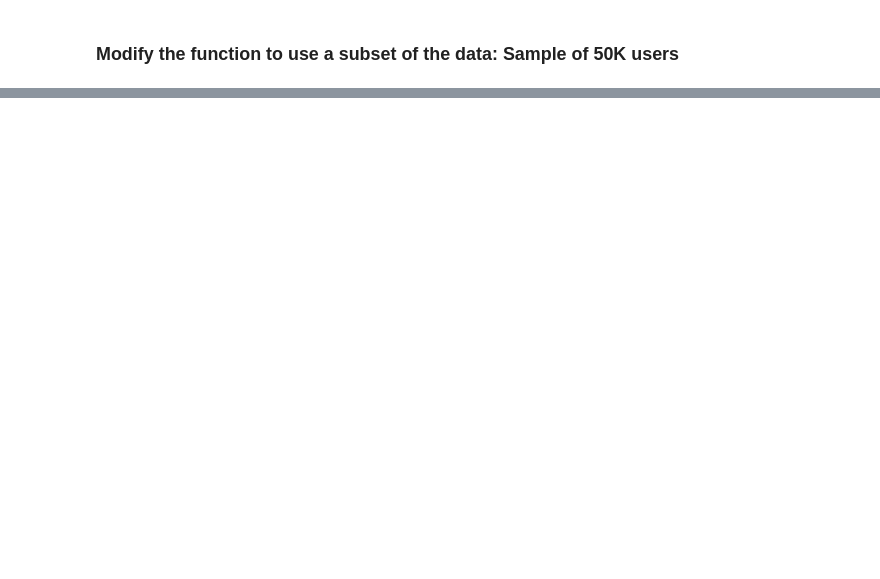
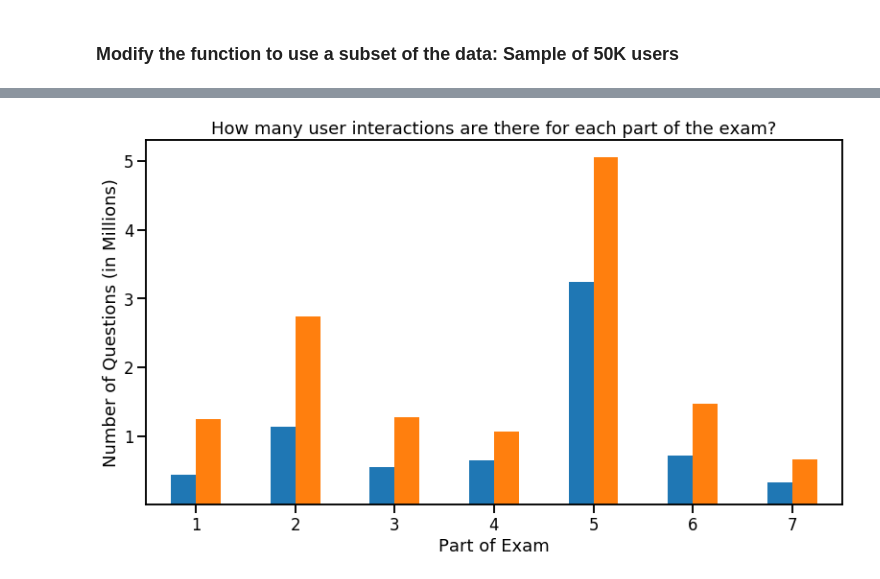
Before and after one commit to Riiid-Team/AI-Learning, a Jupyter notebook: MVP-Ortiz.ipynb, the cells around one changed output, grey strips where cells are left out. Cells and saved outputs as stored; diff of their text form; code cells hidden in the pictures; blank space fills up the shorter version.

```diff
--- a/MVP-Ortiz.ipynb
+++ b/MVP-Ortiz.ipynb
@@ -452,0 +455,2 @@ test.to_csv('mvp_50_test.csv', index=False)
+# %%
+train = pd.read_csv('sampled_trainset.csv')
@@ -452,0 +486,3 @@ test.to_csv('mvp_50_test.csv', index=False)
+# %%
+# Remove lectures rows from the training set.
+new_train = train.loc[train.answered_correctly != -1].copy()
@@ -452,0 +521,13 @@ test.to_csv('mvp_50_test.csv', index=False)
+# %%
+sns.set_context('talk')
+
+pd.crosstab(new_train.question_part, new_train.answered_correctly).plot.bar(figsize=(13, 7))
+
+plt.legend().set_visible(False)
+plt.title('How many user interactions are there for each part of the exam?')
+plt.xlabel('Part of Exam')
+plt.ylabel('Number of Questions (in Millions)')
+plt.xticks(np.arange(0, 7), labels=['1', '2', '3', '4', '5', '6', '7'], rotation=0)
+plt.yticks([1_000_000, 2_000_000, 3_000_000, 4_000_000, 5_000_000], labels=['1', '2', '3', '4', '5'], rotation=0);
+# %% [output]
+[figure, added]
```
Also changed, not shown: parts of 21 cells of this notebook.
